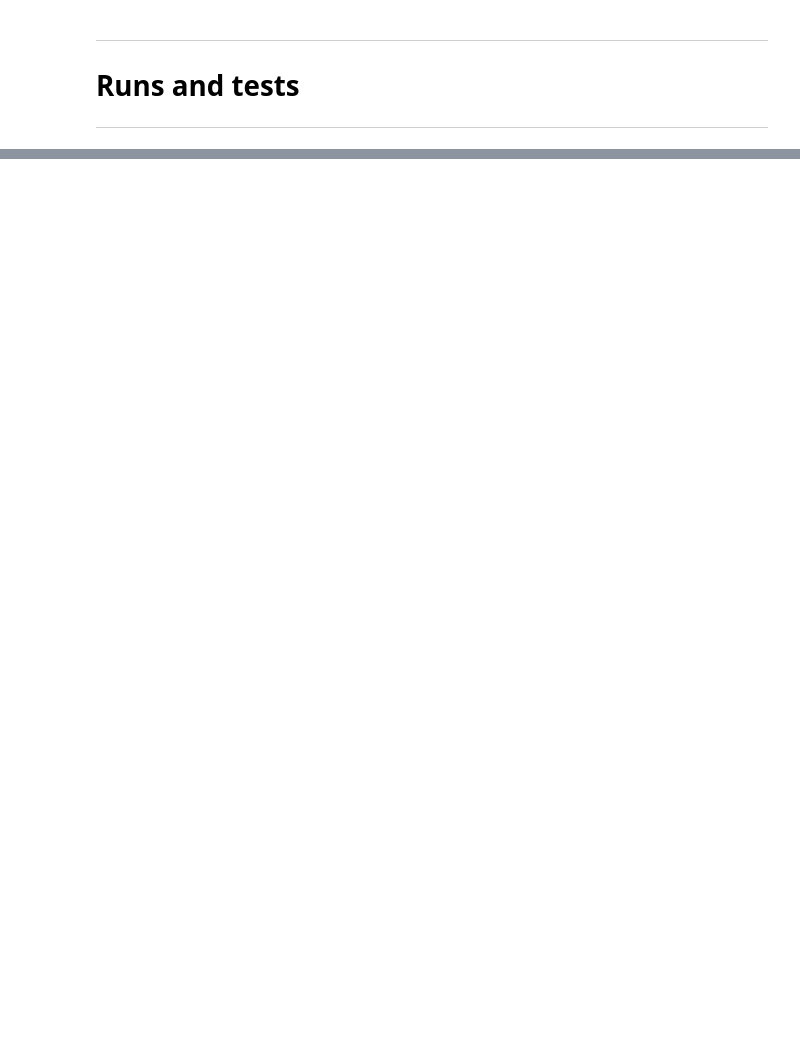
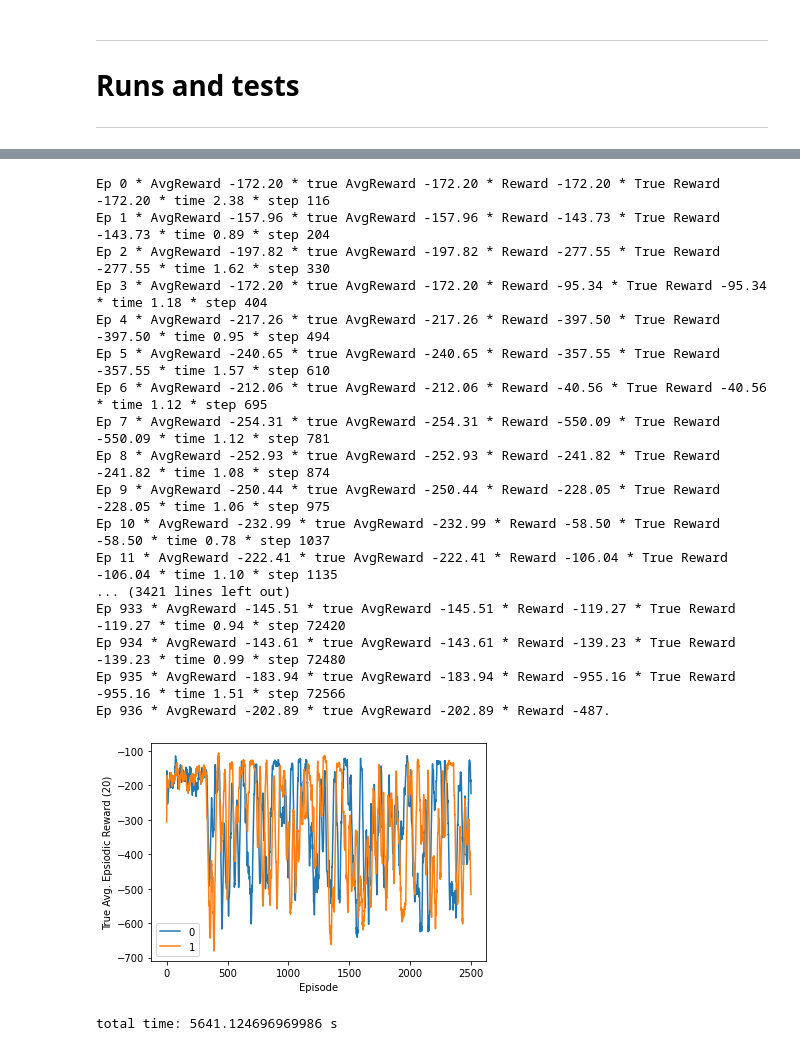
Before and after one commit to mnbvmnbv2/Lunar-Lander, a Jupyter notebook: Lunar.ipynb, the cells around one changed output, grey strips where cells are left out. Drawn from its saved outputs; the diff is of its cells as text; code cells hidden in the pictures; blank space fills up the shorter version.

```diff
--- a/Lunar.ipynb
+++ b/Lunar.ipynb
@@ -513,0 +589,23 @@ run(total_trials=2, total_episodes=1500, start_steps=10000,
+# %%
+run(total_trials=2, total_episodes=2500, buffer_capacity=500000, tau=0.001, critic_lr=0.0002,
+    actor_lr=0.0001, start_steps=30000, continuous=False, std_dev=0.3)
+# %% [output]
+Ep 0 * AvgReward -172.20 * true AvgReward -172.20 * Reward -172.20 * True Reward -172.20 * time 2.38 * step 116
+Ep 1 * AvgReward -157.96 * true AvgReward -157.96 * Reward -143.73 * True Reward -143.73 * time 0.89 * step 204
+Ep 2 * AvgReward -197.82 * true AvgReward -197.82 * Reward -277.55 * True Reward -277.55 * time 1.62 * step 330
+Ep 3 * AvgReward -172.20 * true AvgReward -172.20 * Reward -95.34 * True Reward -95.34 * time 1.18 * step 404
+Ep 4 * AvgReward -217.26 * true AvgReward -217.26 * Reward -397.50 * True Reward -397.50 * time 0.95 * step 494
+Ep 5 * AvgReward -240.65 * true AvgReward -240.65 * Reward -357.55 * True Reward -357.55 * time 1.57 * step 610
+Ep 6 * AvgReward -212.06 * true AvgReward -212.06 * Reward -40.56 * True Reward -40.56 * time 1.12 * step 695
+Ep 7 * AvgReward -254.31 * true AvgReward -254.31 * Reward -550.09 * True Reward -550.09 * time 1.12 * step 781
+Ep 8 * AvgReward -252.93 * true AvgReward -252.93 * Reward -241.82 * True Reward -241.82 * time 1.08 * step 874
+Ep 9 * AvgReward -250.44 * true AvgReward -250.44 * Reward -228.05 * True Reward -228.05 * time 1.06 * step 975
+Ep 10 * AvgReward -232.99 * true AvgReward -232.99 * Reward -58.50 * True Reward -58.50 * time 0.78 * step 1037
+Ep 11 * AvgReward -222.41 * true AvgReward -222.41 * Reward -106.04 * True Reward -106.04 * time 1.10 * step 1135
+... (3421 lines left out)
+Ep 933 * AvgReward -145.51 * true AvgReward -145.51 * Reward -119.27 * True Reward -119.27 * time 0.94 * step 72420
+Ep 934 * AvgReward -143.61 * true AvgReward -143.61 * Reward -139.23 * True Reward -139.23 * time 0.99 * step 72480
+Ep 935 * AvgReward -183.94 * true AvgReward -183.94 * Reward -955.16 * True Reward -955.16 * time 1.51 * step 72566
+Ep 936 * AvgReward -202.89 * true AvgReward -202.89 * Reward -487.
+[figure, added]
+total time: 5641.124696969986 s
```
Also changed, not shown: parts of 19 cells of this notebook.
